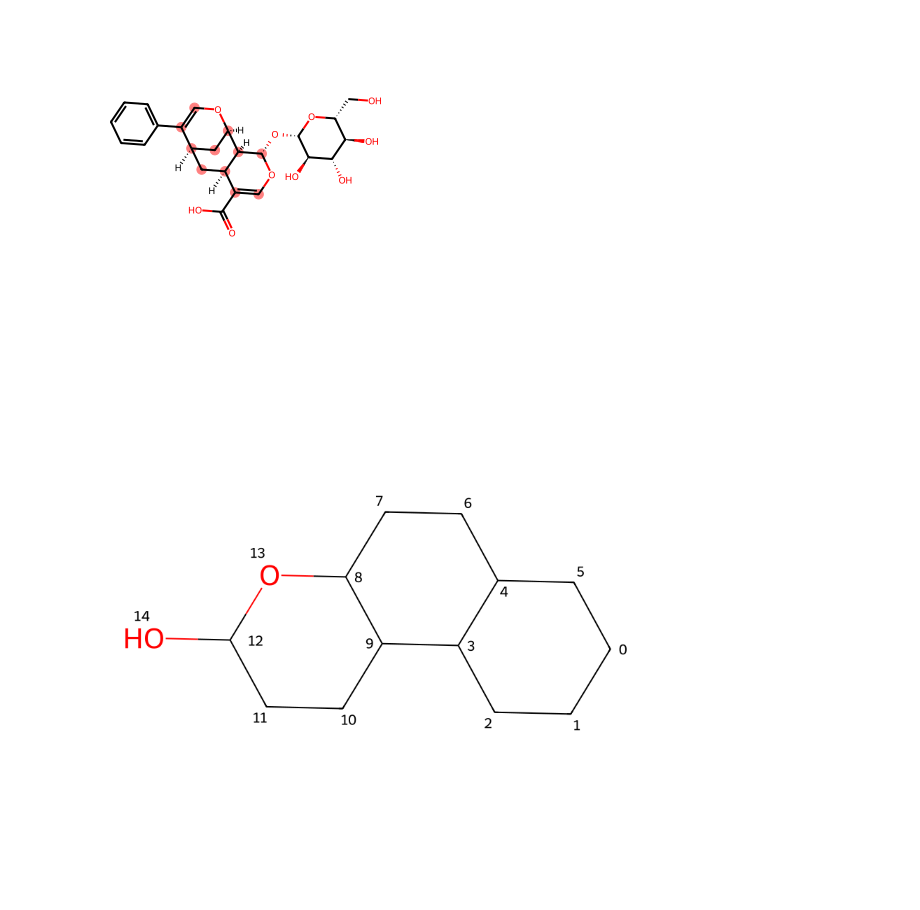
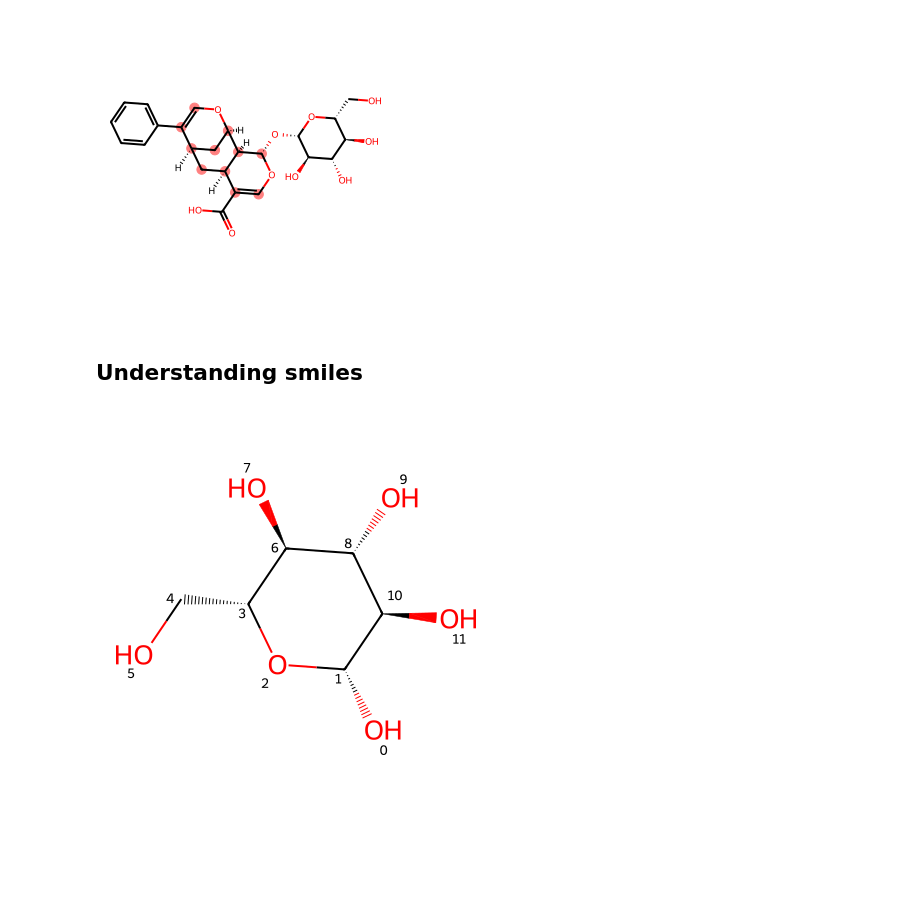
Before and after one commit to richardfanpks/drug_discovery, a Jupyter notebook: GetChemRepresentation.ipynb, the cells around one changed output. Saved outputs shown, nothing was run; the diff lists cells and outputs as text; code cells hidden in the pictures; blank space fills up the shorter version.

```diff
--- a/GetChemRepresentation.ipynb
+++ b/GetChemRepresentation.ipynb
@@ -521,22 +578,23 @@ some_indices = [6,5, 8,9,11,12,13,14,15, 17,22]
 Draw.MolToImage(molecule, highlightAtoms=some_indices)
 # %% [output]
 [figure]
-# %%
-from rdkit import Chem
-from rdkit.Chem import Draw
-
-# Example SMILES string for a tricyclic structure (this is just a representative example)
-# In a real case, you would use the exact SMILES or InChI string for your specific molecule
-smiles_str = 'C1CCC2C(C1)CCC3C2CCC(O3)O'  # Example tricyclic structure with oxygen atoms
-
-# Convert SMILES to molecule
-molecule = Chem.MolFromSmiles(smiles_str)
-
-# Add atom indices to the molecule for visualization
-for atom in molecule.GetAtoms():
-    atom.SetProp('atomNote', str(atom.GetIdx()))
-
-# Draw the molecule with atom indices labeled
-Draw.MolToImage(molecule, size=(800, 800))
-# %% [output]
-[figure, removed]
+# %% [markdown]
+## Understanding smiles
+# %%
+from rdkit import Chem
+from rdkit.Chem import Draw
+
+# Define the SMILES string
+smiles_str = 'O[C@@H]2O[C@H](CO)[C@@H](O)[C@H](O)[C@H]2O'
+
+# Convert SMILES to molecule
+molecule = Chem.MolFromSmiles(smiles_str)
+
+# Add atom indices to the molecule for visualization
+for atom in molecule.GetAtoms():
+    atom.SetProp('atomNote', str(atom.GetIdx()))
+
+# Draw the molecule with atom indices labeled
+Draw.MolToImage(molecule, size=(400, 400))
+# %% [output]
+[figure, added]
```
Also changed, not shown: parts of 29 cells of this notebook.
